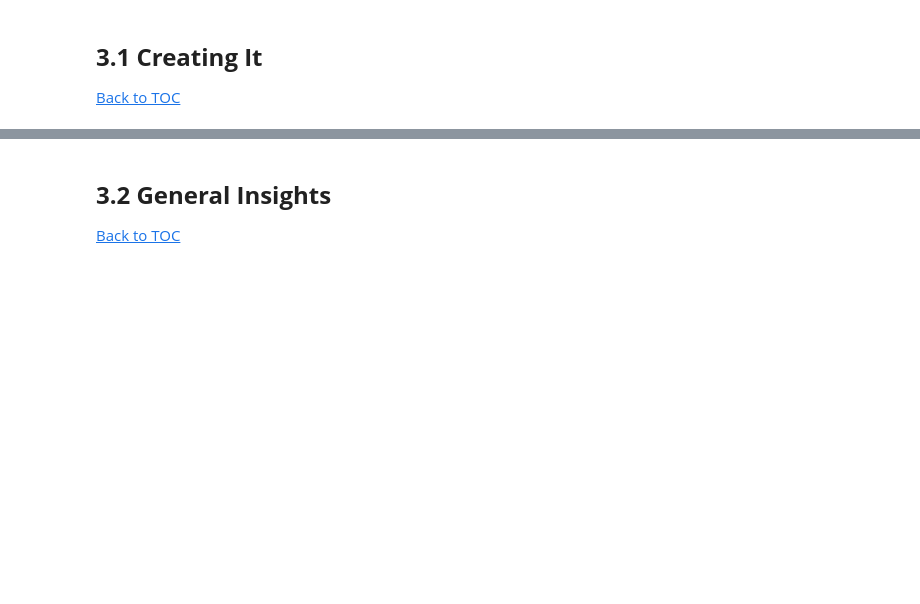
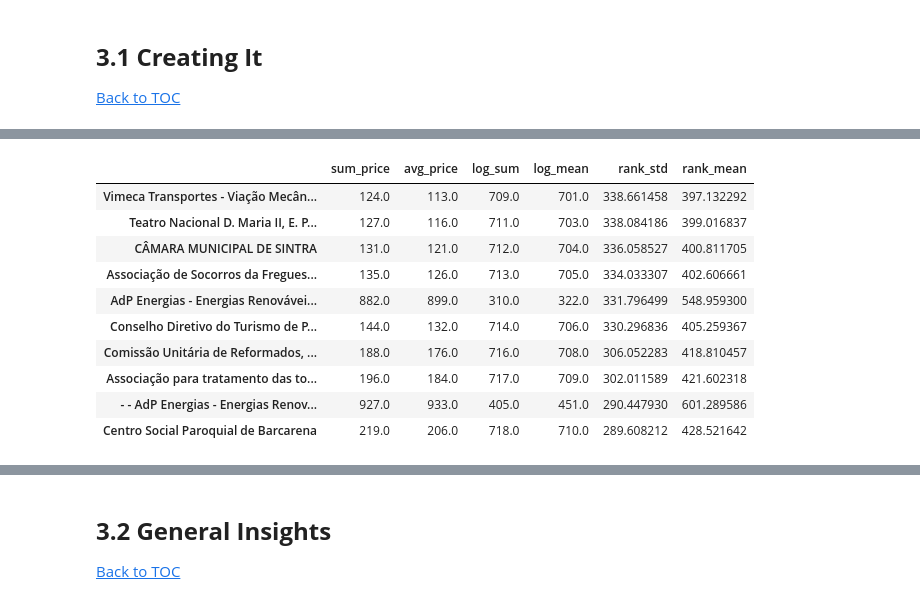
Before and after one commit to beatrizmarques2005/network-analysis, a Jupyter notebook: project/notebooks/02_network.ipynb, the cells around one changed output, grey strips where cells are left out. Drawn from its saved outputs; the diff is of its cells as text; code cells hidden in the pictures; blank space fills up the shorter version.

```diff
--- a/project/notebooks/02_network.ipynb
+++ b/project/notebooks/02_network.ipynb
@@ -158,0 +444,17 @@ for _, row in data.iterrows():
+# %%
+# Importende depends heavily on how we measure importance
+
+unstable_nodes = rank_df.sort_values("rank_std", ascending=False).head(10)
+unstable_nodes
+# %% [output]
+|  | sum_price | avg_price | log_sum | log_mean | rank_std | rank_mean |
+| Vimeca Transportes - Viação Mecân... | 124.0 | 113.0 | 709.0 | 701.0 | 338.661458 | 397.132292 |
+| Teatro Nacional D. Maria II, E. P... | 127.0 | 116.0 | 711.0 | 703.0 | 338.084186 | 399.016837 |
+| CÂMARA MUNICIPAL DE SINTRA | 131.0 | 121.0 | 712.0 | 704.0 | 336.058527 | 400.811705 |
+| Associação de Socorros da Fregues... | 135.0 | 126.0 | 713.0 | 705.0 | 334.033307 | 402.606661 |
+| AdP Energias - Energias Renovávei... | 882.0 | 899.0 | 310.0 | 322.0 | 331.796499 | 548.959300 |
+| Conselho Diretivo do Turismo de P... | 144.0 | 132.0 | 714.0 | 706.0 | 330.296836 | 405.259367 |
+| Comissão Unitária de Reformados, ... | 188.0 | 176.0 | 716.0 | 708.0 | 306.052283 | 418.810457 |
+| Associação para tratamento das to... | 196.0 | 184.0 | 717.0 | 709.0 | 302.011589 | 421.602318 |
+| - - AdP Energias - Energias Renov... | 927.0 | 933.0 | 405.0 | 451.0 | 290.447930 | 601.289586 |
+| Centro Social Paroquial de Barcarena | 219.0 | 206.0 | 718.0 | 710.0 | 289.608212 | 428.521642 |
```
Also changed, not shown: parts of 24 cells of this notebook, 2 other files.
